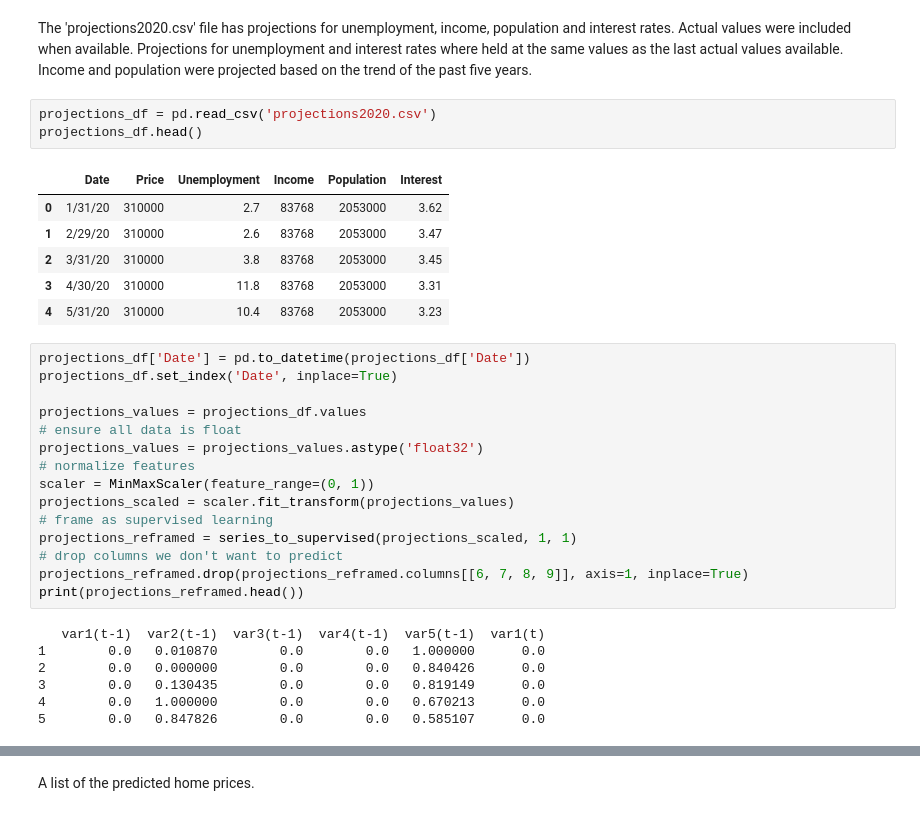
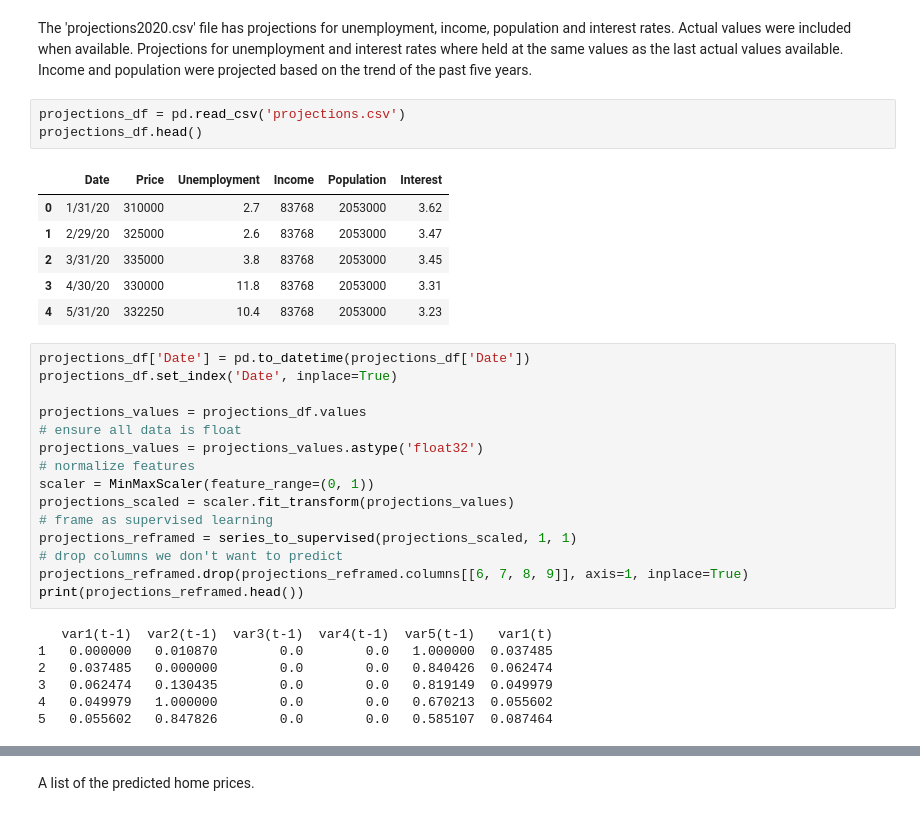
Before and after one commit to PauletteJ/Austin-Home-Price-Model, a Jupyter notebook: index.ipynb, the cells around one changed output, grey strips where cells are left out. Saved outputs shown, nothing was run; the diff lists cells and outputs as text.

```diff
--- a/index.ipynb
+++ b/index.ipynb
@@ -505,15 +505,15 @@ Test RMSE: 0.077
 # %% [markdown]
 The 'projections2020.csv' file has projections for unemployment, income, population and interest rates. Actual values were included when available. Projections for unemployment and interest rates where held at the same values as the last actual values available. Income and population were projected based on the trend of the past five years.
 # %%
-projections_df = pd.read_csv('projections2020.csv')
+projections_df = pd.read_csv('projections.csv')
 projections_df.head()
 # %% [output]
 |  | Date | Price | Unemployment | Income | Population | Interest |
 | 0 | 1/31/20 | 310000 | 2.7 | 83768 | 2053000 | 3.62 |
-| 1 | 2/29/20 | 310000 | 2.6 | 83768 | 2053000 | 3.47 |
-| 2 | 3/31/20 | 310000 | 3.8 | 83768 | 2053000 | 3.45 |
-| 3 | 4/30/20 | 310000 | 11.8 | 83768 | 2053000 | 3.31 |
-| 4 | 5/31/20 | 310000 | 10.4 | 83768 | 2053000 | 3.23 |
+| 1 | 2/29/20 | 325000 | 2.6 | 83768 | 2053000 | 3.47 |
+| 2 | 3/31/20 | 335000 | 3.8 | 83768 | 2053000 | 3.45 |
+| 3 | 4/30/20 | 330000 | 11.8 | 83768 | 2053000 | 3.31 |
+| 4 | 5/31/20 | 332250 | 10.4 | 83768 | 2053000 | 3.23 |
 # %%
 projections_df['Date'] = pd.to_datetime(projections_df['Date'])
 projections_df.set_index('Date', inplace=True)
@@ -530,12 +530,12 @@ projections_reframed = series_to_supervised(projections_scaled, 1, 1)
 projections_reframed.drop(projections_reframed.columns[[6, 7, 8, 9]], axis=1, inplace=True)
 print(projections_reframed.head())
 # %% [output]
-   var1(t-1)  var2(t-1)  var3(t-1)  var4(t-1)  var5(t-1)  var1(t)
-1        0.0   0.010870        0.0        0.0   1.000000      0.0
-2        0.0   0.000000        0.0        0.0   0.840426      0.0
-3        0.0   0.130435        0.0        0.0   0.819149      0.0
-4        0.0   1.000000        0.0        0.0   0.670213      0.0
-5        0.0   0.847826        0.0        0.0   0.585107      0.0
+   var1(t-1)  var2(t-1)  var3(t-1)  var4(t-1)  var5(t-1)   var1(t)
+1   0.000000   0.010870        0.0        0.0   1.000000  0.037485
+2   0.037485   0.000000        0.0        0.0   0.840426  0.062474
+3   0.062474   0.130435        0.0        0.0   0.819149  0.049979
+4   0.049979   1.000000        0.0        0.0   0.670213  0.055602
+5   0.055602   0.847826        0.0        0.0   0.585107  0.087464
 # %%
 # split into train and test sets
 values = reframed.values
```
Also changed, not shown: parts of 3 cells of this notebook, 2 other files.
